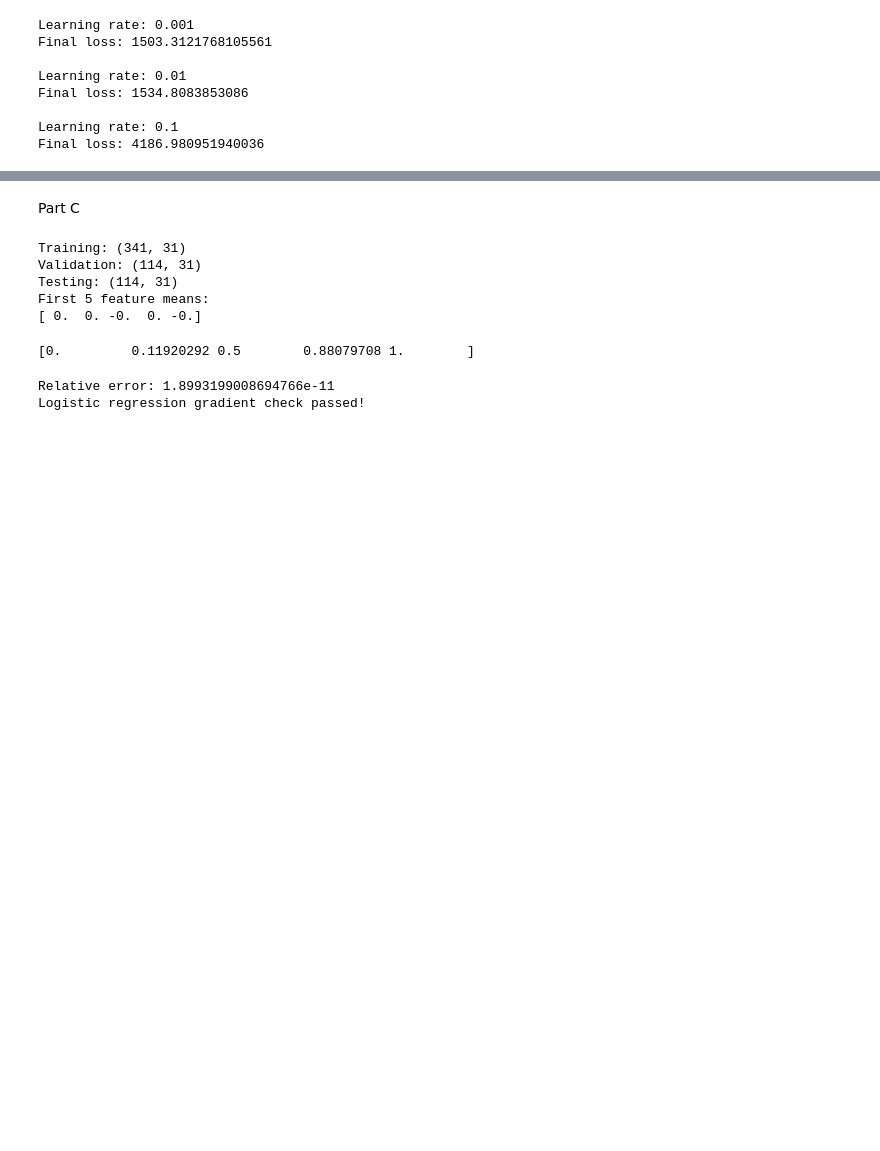
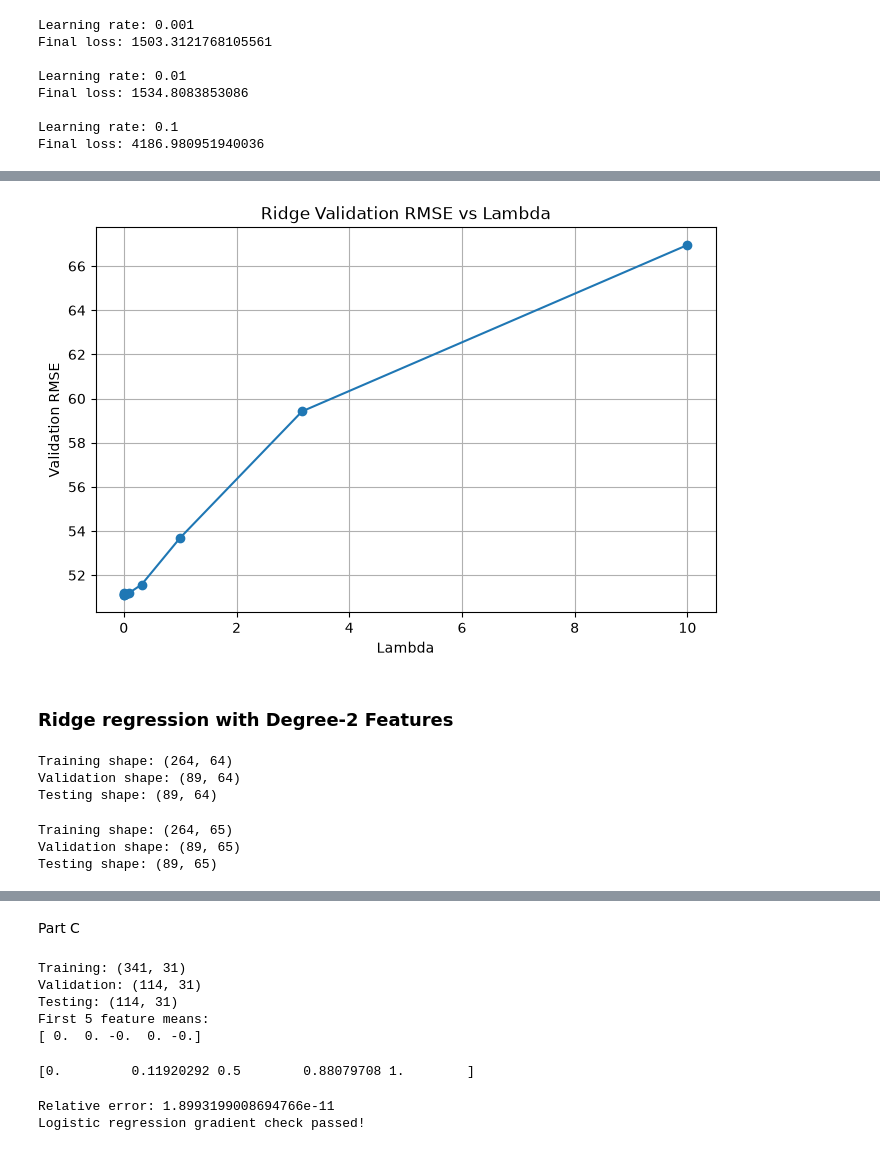
Before and after one commit to aseelibrahim123/ML_lab2, a Jupyter notebook: assignment2.ipynb, the cells around one changed output, grey strips where cells are left out. Cells and saved outputs as stored; diff of their text form; code cells hidden in the pictures; blank space fills up the shorter version.

```diff
--- a/assignment2.ipynb
+++ b/assignment2.ipynb
@@ -805,0 +1031,17 @@ This shows that sgd needs a suitable learning rate because individual samples pr
+# %%
+validation_errors = []
+
+for lam in lambdas:
+    validation_errors.append(ridge_results[lam]["val_rmse"])
+
+plt.figure(figsize=(8, 5))
+plt.plot(lambdas, validation_errors, marker="o")
+plt.xlabel("Lambda")
+plt.ylabel("Validation RMSE")
+plt.title("Ridge Validation RMSE vs Lambda")
+plt.grid(True)
+plt.show()
+# %% [output]
+[figure, added]
+# %% [markdown]
+### Ridge regression with Degree-2 Features
@@ -805,0 +1060,30 @@ This shows that sgd needs a suitable learning rate because individual samples pr
+# %%
+X_train_poly = degree_two_features(X_diabetes_train)
+X_val_poly = degree_two_features(X_diabetes_val)
+X_test_poly = degree_two_features(X_diabetes_test)
+
+print("Training shape:", X_train_poly.shape)
+print("Validation shape:", X_val_poly.shape)
+print("Testing shape:", X_test_poly.shape)
+# %% [output]
+Training shape: (264, 64)
+Validation shape: (89, 64)
+Testing shape: (89, 64)
+# %%
+poly_scaler = Standardizer()
+
+X_train_poly_scaled = poly_scaler.fit(X_train_poly).transform(X_train_poly)
+X_val_poly_scaled = poly_scaler.transform(X_val_poly)
+X_test_poly_scaled = poly_scaler.transform(X_test_poly)
+
+X_train_poly_bias = add_bias(X_train_poly_scaled)
+X_val_poly_bias = add_bias(X_val_poly_scaled)
+X_test_poly_bias = add_bias(X_test_poly_scaled)
+
+print("Training shape:", X_train_poly_bias.shape)
+print("Validation shape:", X_val_poly_bias.shape)
+print("Testing shape:", X_test_poly_bias.shape)
+# %% [output]
+Training shape: (264, 65)
+Validation shape: (89, 65)
+Testing shape: (89, 65)
```
Also changed, not shown: parts of 32 cells of this notebook.
